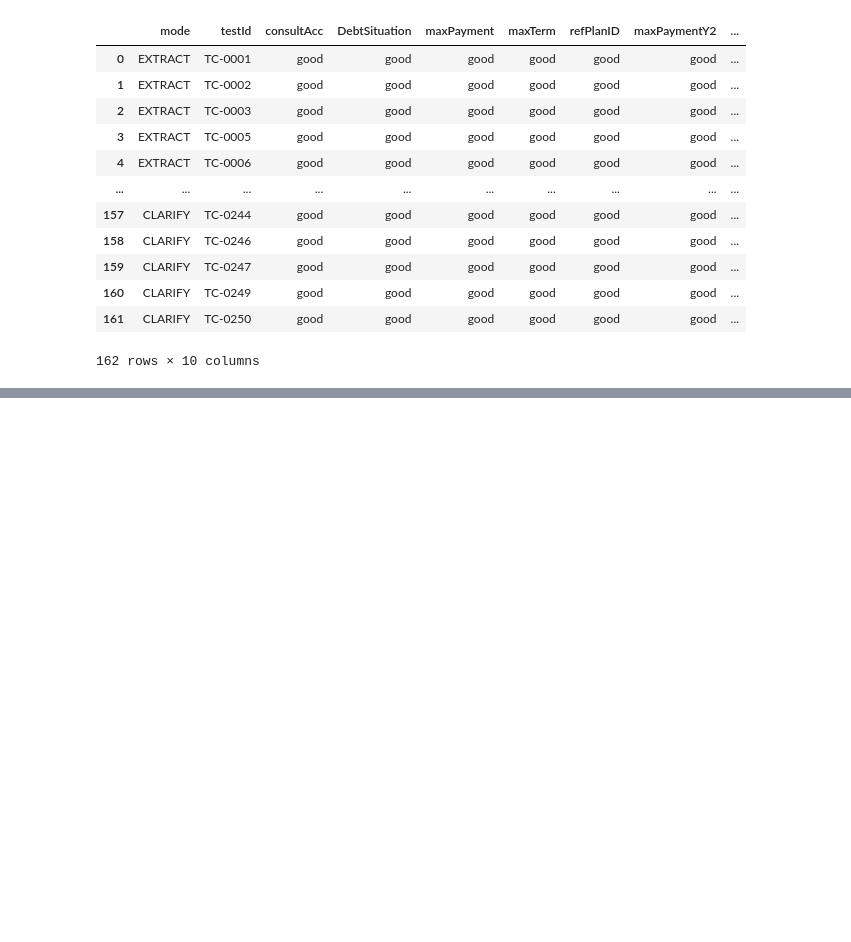
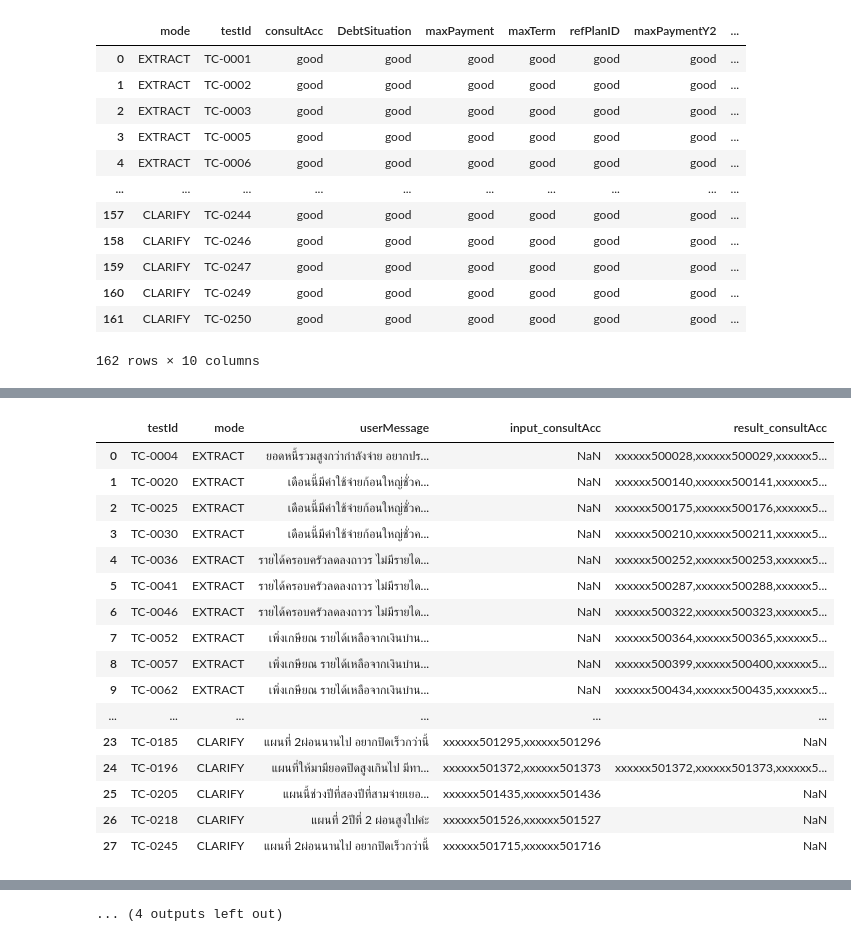
Before and after one commit to ttreetanthiploet-cpu/DebtMind-test-case-generator, a Jupyter notebook: Evaluation_final/advisor/advisor_eval.ipynb, the cells around one changed output, grey strips where cells are left out. Cells and saved outputs as stored; diff of their text form; code cells hidden in the pictures; blank space fills up the shorter version.

Commit message:
update_advisor

```diff
--- a/Evaluation_final/advisor/advisor_eval.ipynb
+++ b/Evaluation_final/advisor/advisor_eval.ipynb
@@ -352,0 +346,7 @@ Errors / parse failures: 0
+# %%
+df_input = pd.read_excel("../actual_test_cases/advisor_result.xlsx")
+# %%
+df_input.columns = "input_" + df_input.columns
+df_input.rename(columns={"input_testId": "testId"}, inplace=True)
+df_results = pd.merge(df_results, df_input, on = "testId", how = "outer")
+df_results.shape
@@ -855,0 +646,54 @@ Cases with all fields 'good': 162 / 250  (64.8%)
+# %%
+# ── Mismatch inspection helpers ──────────────────────────────────────────────
+
+# Map each score field to the column(s) that give expected / extracted context
+FIELD_CONTEXT = {
+    "consultAcc":       {"expected": "expected_consultAcc",       "result": "result_consultAcc"},
+    "DebtSituation":    {"expected": "expected_DebtSituation",    "result": "result_DebtSituation"},
+    "maxPayment":       {"expected": "expected_maxPayment",       "result": "result_maxPayment"},
+    "maxTerm":          {"expected": "expected_maxTerm",          "result": "result_maxTerm"},
+    "refPlanID":        {"expected": "expected_refPlanID",        "result": "result_refPlanID"},
+    "maxPaymentY2":     {"expected": "expected_maxPaymentY2",     "result": "result_maxPaymentY2"},
+    "maxPaymentY3":     {"expected": "expected_maxPaymentY3",     "result": "result_maxPaymentY3"},
+    "reConfirmMessage": {"expected": "expected_reConfirmMessage", "result": "result_reConfirmMessage"},
+}
+
+BASE_COLS = ["testId", "mode", "userMessage"]
+
+
+def show_mismatches(field: str) -> None:
+    """Print and display the mismatch rows for a single score field."""
+    ctx     = FIELD_CONTEXT[field]
+    mask    = df_results[field] == "invalid"
+    n_total = len(df_results)
+    n_inv   = mask.sum()
+
+    print(f"{'─' * 60}")
+    print(f"  Field : {field}")
+    print(f"  Invalid : {n_inv} / {n_total}  ({n_inv / n_total:.1%})")
+
+    if n_inv == 0:
+        print("  ✓ No mismatches — all rows scored 'good'.")
+        return
+
+    # Build display columns — include expected / result only if they exist
+    disp_cols = BASE_COLS[:] + [f"input_{field}"]
+    for role in ("expected", "result"):
+        col = ctx[role]
+        if col in df_results.columns:
+            disp_cols.append(col)
+    df_mis = (
+        df_results.loc[mask, disp_cols]
+        .reset_index(drop=True)
+    )
+
+    print(f"  Breakdown by mode:")
+    print(df_mis["mode"].value_counts().to_string())
+    print()
+    display(df_mis)
+
+
+# ── Run for every score field ─────────────────────────────────────────────────
+for _field in SCORE_FIELDS:
+    show_mismatches(_field)
+# %% [output]
@@ -855,0 +707,17 @@ Cases with all fields 'good': 162 / 250  (64.8%)
+|  | testId | mode | userMessage | input_consultAcc | result_consultAcc |
+| 0 | TC-0004 | EXTRACT | ยอดหนี้รวมสูงกว่ากำลังจ่าย อยากปร... | NaN | xxxxxx500028,xxxxxx500029,xxxxxx5... |
+| 1 | TC-0020 | EXTRACT | เดือนนี้มีค่าใช้จ่ายก้อนใหญ่ชั่วค... | NaN | xxxxxx500140,xxxxxx500141,xxxxxx5... |
+| 2 | TC-0025 | EXTRACT | เดือนนี้มีค่าใช้จ่ายก้อนใหญ่ชั่วค... | NaN | xxxxxx500175,xxxxxx500176,xxxxxx5... |
+| 3 | TC-0030 | EXTRACT | เดือนนี้มีค่าใช้จ่ายก้อนใหญ่ชั่วค... | NaN | xxxxxx500210,xxxxxx500211,xxxxxx5... |
+| 4 | TC-0036 | EXTRACT | รายได้ครอบครัวลดลงถาวร ไม่มีรายได... | NaN | xxxxxx500252,xxxxxx500253,xxxxxx5... |
+| 5 | TC-0041 | EXTRACT | รายได้ครอบครัวลดลงถาวร ไม่มีรายได... | NaN | xxxxxx500287,xxxxxx500288,xxxxxx5... |
+| 6 | TC-0046 | EXTRACT | รายได้ครอบครัวลดลงถาวร ไม่มีรายได... | NaN | xxxxxx500322,xxxxxx500323,xxxxxx5... |
+| 7 | TC-0052 | EXTRACT | เพิ่งเกษียณ รายได้เหลือจากเงินบำน... | NaN | xxxxxx500364,xxxxxx500365,xxxxxx5... |
+| 8 | TC-0057 | EXTRACT | เพิ่งเกษียณ รายได้เหลือจากเงินบำน... | NaN | xxxxxx500399,xxxxxx500400,xxxxxx5... |
+| 9 | TC-0062 | EXTRACT | เพิ่งเกษียณ รายได้เหลือจากเงินบำน... | NaN | xxxxxx500434,xxxxxx500435,xxxxxx5... |
+| ... | ... | ... | ... | ... | ... |
+| 23 | TC-0185 | CLARIFY | แผนที่ 2ผ่อนนานไป อยากปิดเร็วกว่านี้ | xxxxxx501295,xxxxxx501296 | NaN |
+| 24 | TC-0196 | CLARIFY | แผนที่ให้มามียอดปิดสูงเกินไป มีทา... | xxxxxx501372,xxxxxx501373 | xxxxxx501372,xxxxxx501373,xxxxxx5... |
+| 25 | TC-0205 | CLARIFY | แผนนี้ช่วงปีที่สองปีที่สามจ่ายเยอ... | xxxxxx501435,xxxxxx501436 | NaN |
+| 26 | TC-0218 | CLARIFY | แผนที่ 2ปีที่ 2 ผ่อนสูงไปค่ะ | xxxxxx501526,xxxxxx501527 | NaN |
+| 27 | TC-0245 | CLARIFY | แผนที่ 2ผ่อนนานไป อยากปิดเร็วกว่านี้ | xxxxxx501715,xxxxxx501716 | NaN |
@@ -855,0 +824 @@ Cases with all fields 'good': 162 / 250  (64.8%)
+... (4 outputs left out)
```
Also changed, not shown: parts of 10 cells of this notebook, 6 other files.
